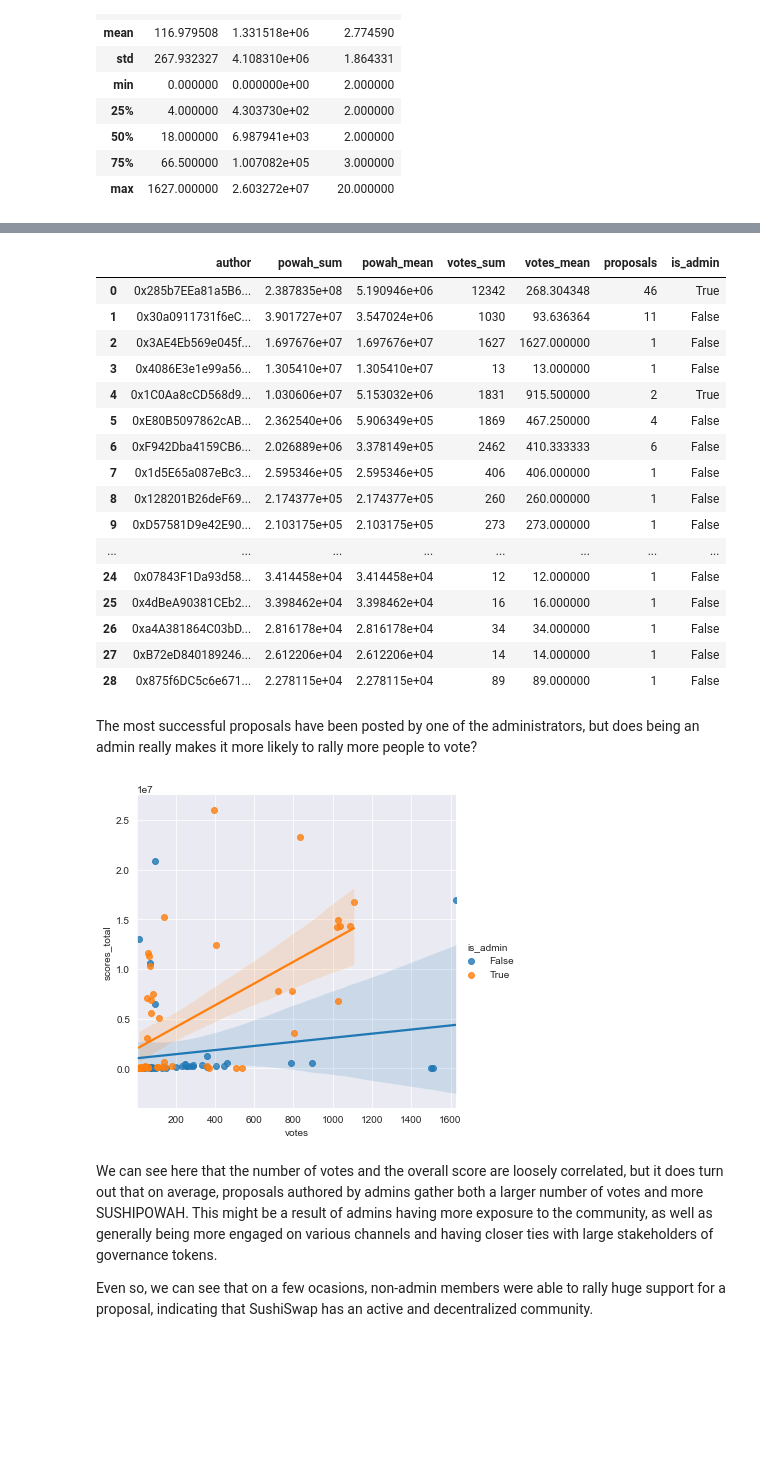
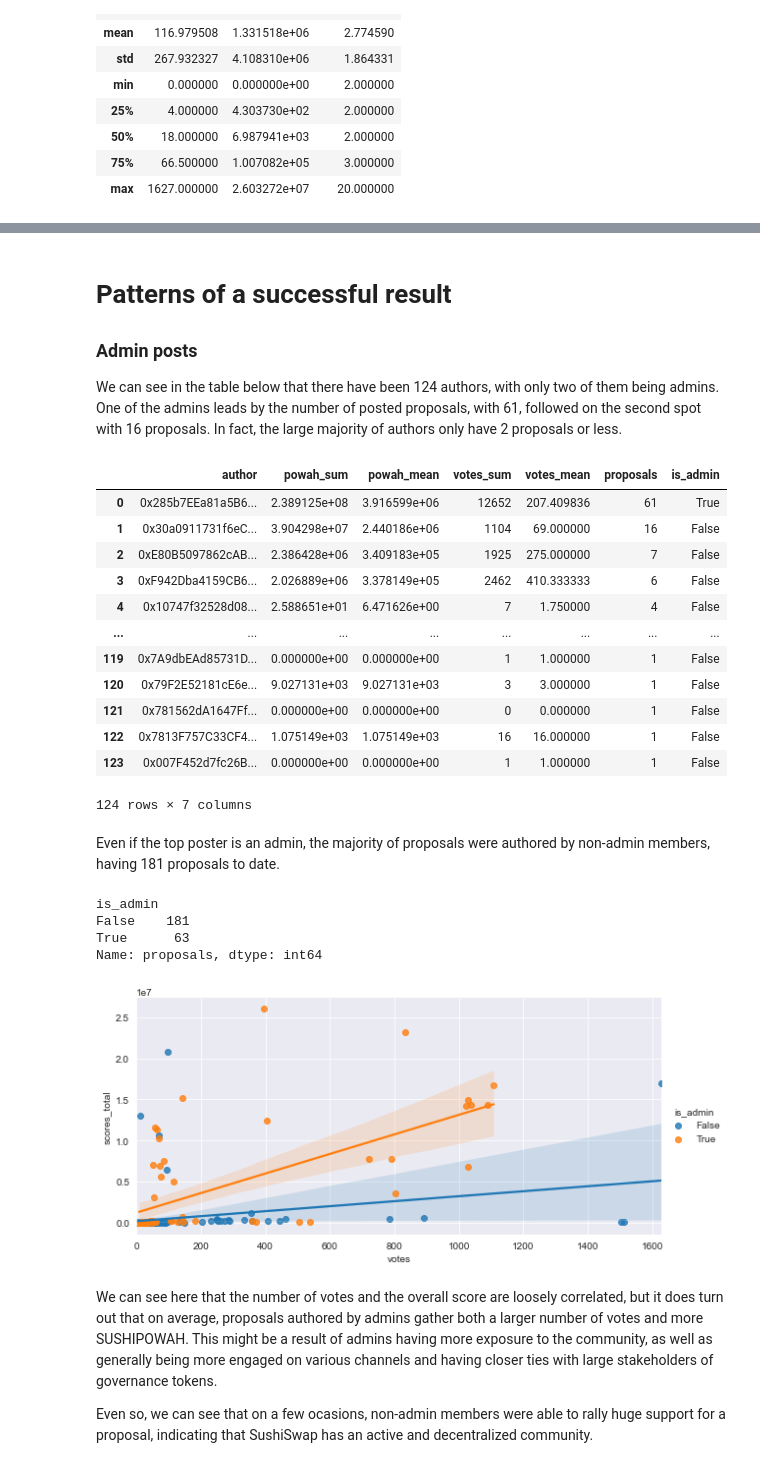
Before and after one commit to MeiLiing/flipside_bounties, a Jupyter notebook: sushi_bounty/SushiGovernancePatterns.ipynb, the cells around one changed output, grey strips where cells are left out. Cells and saved outputs as stored; diff of their text form; code cells hidden in the pictures; blank space fills up the shorter version.

Commit message:
proposals update

```diff
--- a/sushi_bounty/SushiGovernancePatterns.ipynb
+++ b/sushi_bounty/SushiGovernancePatterns.ipynb
@@ -49,13 +45,12 @@ In addition to these columns, we will insert two more:
 - `is_admin`(bool): whether the author of the proposal is currently an admin
 # %%
 df = pd.read_json('sushi_proposals.json')
-df.start = df.start.apply(lambda x: datetime.datetime.fromtimestamp(x).isoformat())
-df.end = df.end.apply(lambda x: datetime.datetime.fromtimestamp(x).isoformat())
+df.start = pd.to_datetime(df.start, unit='s')
+df.end = pd.to_datetime(df.end, unit='s')
 
 admin = ['0x4bb4c1B0745ef7B4642fEECcd0740deC417ca0a0','0xb4A3f907ec1611F22543219AE9Bb33ec5E96e116','0x1C0Aa8cCD568d90d61659F060D1bFb1e6f855A20','0x285b7EEa81a5B66B62e7276a24c1e0F83F7409c1']
 df['is_admin'] = df.author.isin(admin)
 df['num_choices'] = df.choices.apply(lambda x: len(x))
-df['passed'] = df.scores_total >= 2*10**4
 df.head()
 # %% [output]
 |  | id | title | choices | start | end | snapshot | author | votes | scores | scores_total | ... |
@@ -181,34 +143,42 @@ We can see in the table above that there have been 29 authors, but most of them
+# %% [markdown]
+# Patterns of a successful result
+### Admin posts
+We can see in the table below that there have been 124 authors, with only two of them being admins. One of the admins leads by the number of posted proposals, with 61, followed on the second spot with 16 proposals. In fact, the large majority of authors only have 2 proposals or less.
 # %%
-authors = passed.groupby('author').agg({'scores_total':['sum','mean'],'votes':['sum','mean'], 'id':['count']}).reset_index()
+authors = df.groupby('author').agg({'scores_total':['sum','mean'],'votes':['sum','mean'], 'id':['count']}).reset_index()
 authors.columns=['author','powah_sum','powah_mean','votes_sum','votes_mean','proposals']
-authors.sort_values('powah_sum', ascending=False, inplace=True, ignore_index=True)
+authors.sort_values('proposals', ascending=False, inplace=True, ignore_index=True)
 authors['is_admin'] = authors.author.isin(admin)
 authors
 # %% [output]
 |  | author | powah_sum | powah_mean | votes_sum | votes_mean | proposals | is_admin |
-| 0 | 0x285b7EEa81a5B6... | 2.387835e+08 | 5.190946e+06 | 12342 | 268.304348 | 46 | True |
-| 1 | 0x30a0911731f6eC... | 3.901727e+07 | 3.547024e+06 | 1030 | 93.636364 | 11 | False |
-| 2 | 0x3AE4Eb569e045f... | 1.697676e+07 | 1.697676e+07 | 1627 | 1627.000000 | 1 | False |
-| 3 | 0x4086E3e1e99a56... | 1.305410e+07 | 1.305410e+07 | 13 | 13.000000 | 1 | False |
-| 4 | 0x1C0Aa8cCD568d9... | 1.030606e+07 | 5.153032e+06 | 1831 | 915.500000 | 2 | True |
-| 5 | 0xE80B5097862cAB... | 2.362540e+06 | 5.906349e+05 | 1869 | 467.250000 | 4 | False |
-| 6 | 0xF942Dba4159CB6... | 2.026889e+06 | 3.378149e+05 | 2462 | 410.333333 | 6 | False |
-| 7 | 0x1d5E65a087eBc3... | 2.595346e+05 | 2.595346e+05 | 406 | 406.000000 | 1 | False |
-| 8 | 0x128201B26deF69... | 2.174377e+05 | 2.174377e+05 | 260 | 260.000000 | 1 | False |
-| 9 | 0xD57581D9e42E90... | 2.103175e+05 | 2.103175e+05 | 273 | 273.000000 | 1 | False |
+| 0 | 0x285b7EEa81a5B6... | 2.389125e+08 | 3.916599e+06 | 12652 | 207.409836 | 61 | True |
+| 1 | 0x30a0911731f6eC... | 3.904298e+07 | 2.440186e+06 | 1104 | 69.000000 | 16 | False |
+| 2 | 0xE80B5097862cAB... | 2.386428e+06 | 3.409183e+05 | 1925 | 275.000000 | 7 | False |
+| 3 | 0xF942Dba4159CB6... | 2.026889e+06 | 3.378149e+05 | 2462 | 410.333333 | 6 | False |
+| 4 | 0x10747f32528d08... | 2.588651e+01 | 6.471626e+00 | 7 | 1.750000 | 4 | False |
 | ... | ... | ... | ... | ... | ... | ... | ... |
-| 24 | 0x07843F1Da93d58... | 3.414458e+04 | 3.414458e+04 | 12 | 12.000000 | 1 | False |
-| 25 | 0x4dBeA90381CEb2... | 3.398462e+04 | 3.398462e+04 | 16 | 16.000000 | 1 | False |
-| 26 | 0xa4A381864C03bD... | 2.816178e+04 | 2.816178e+04 | 34 | 34.000000 | 1 | False |
-| 27 | 0xB72eD840189246... | 2.612206e+04 | 2.612206e+04 | 14 | 14.000000 | 1 | False |
-| 28 | 0x875f6DC5c6e671... | 2.278115e+04 | 2.278115e+04 | 89 | 89.000000 | 1 | False |
+| 119 | 0x7A9dbEAd85731D... | 0.000000e+00 | 0.000000e+00 | 1 | 1.000000 | 1 | False |
+| 120 | 0x79F2E52181cE6e... | 9.027131e+03 | 9.027131e+03 | 3 | 3.000000 | 1 | False |
+| 121 | 0x781562dA1647Ff... | 0.000000e+00 | 0.000000e+00 | 0 | 0.000000 | 1 | False |
+| 122 | 0x7813F757C33CF4... | 1.075149e+03 | 1.075149e+03 | 16 | 16.000000 | 1 | False |
+| 123 | 0x007F452d7fc26B... | 0.000000e+00 | 0.000000e+00 | 1 | 1.000000 | 1 | False |
+124 rows × 7 columns
-# %% [markdown]
-The most successful proposals have been posted by one of the administrators, but does being an admin really makes it more likely to rally more people to vote?
+# %% [markdown]
+Even if the top poster is an admin, the majority of proposals were authored by non-admin members, having 181 proposals to date.
+# %%
+admins = authors.groupby('is_admin').proposals.sum()
+admins
+# %% [output]
+is_admin
+False    181
+True      63
+Name: proposals, dtype: int64
 # %%
-sns.lmplot(data=passed, x='votes', y='scores_total', hue='is_admin')
+sns.lmplot(data=df, x='votes', y='scores_total', hue='is_admin', height=4, aspect=2)
 plt.show()
 # %% [output]
-[figure, old version]
+[figure, new version]
 # %% [markdown]
 We can see here that the number of votes and the overall score are loosely correlated, but it does turn out that on average, proposals authored by admins gather both a larger number of votes and more SUSHIPOWAH. This might be a result of admins having more exposure to the community, as well as generally being more engaged on various channels and having closer ties with large stakeholders of governance tokens.
 
```
Also changed, not shown: parts of 20 cells of this notebook.
